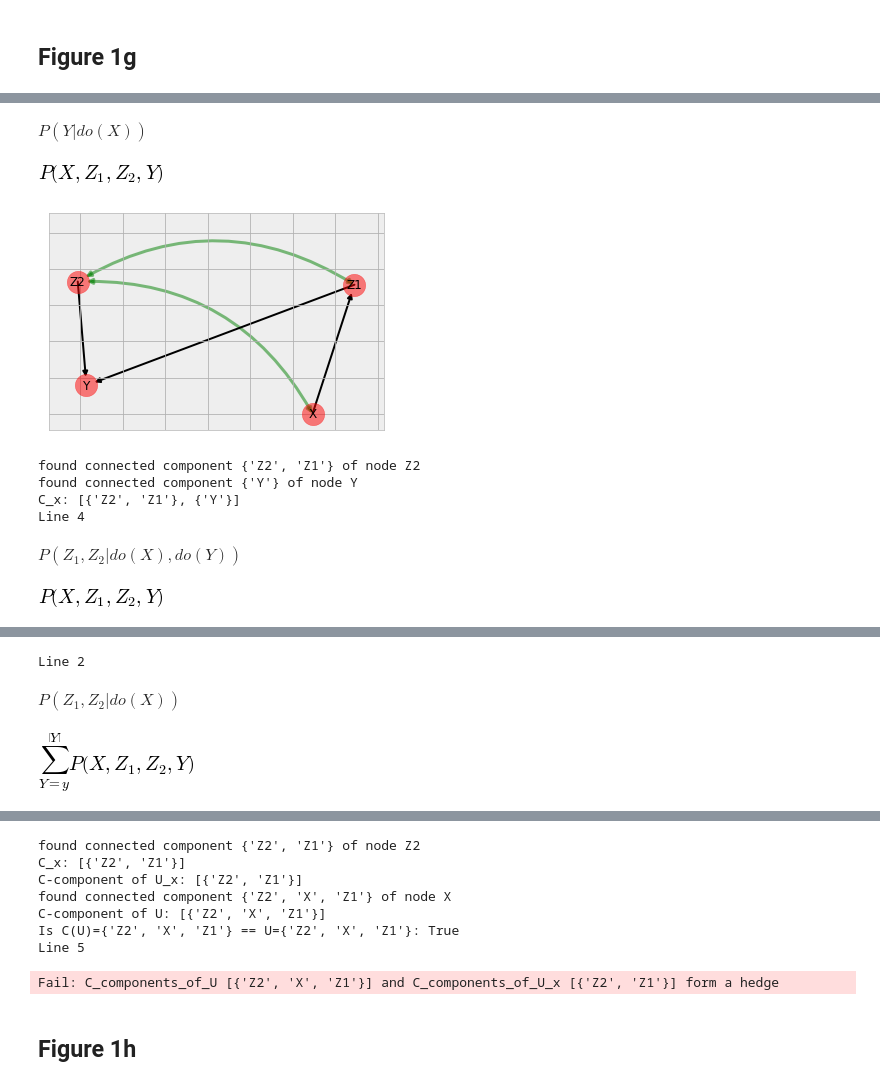
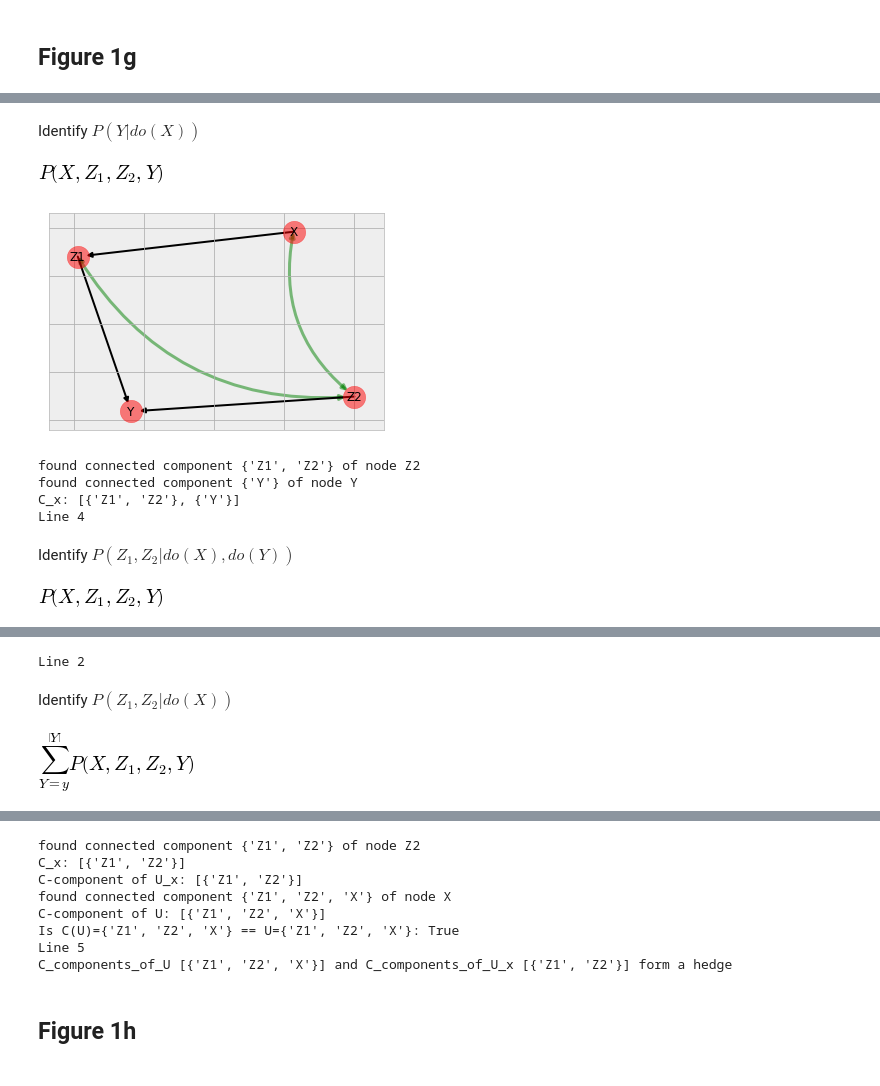
Before and after one commit to COVID-19-Causal-Reasoning/Y0, a Jupyter notebook: ID.ipynb, the cells around one changed output, grey strips where cells are left out. Saved outputs shown, nothing was run; the diff lists cells and outputs as text; code cells hidden in the pictures.

```diff
--- a/ID.ipynb
+++ b/ID.ipynb
@@ -124,5 +123,8 @@ x, y = frozenset({'X'}), frozenset({'Y'})
 
 P = joint_probability_distribution( G.nodes )
 
-ID(y, x, P, G, U)
+try:
+    ID(y, x, P, G, U)
+except identify.Fail as f:
+    print(f)
 # %% [output]
@@ -165,6 +167,8 @@ G = figure_1d['G']
 x, y = frozenset({'X'}), frozenset({'Y'})
 
 P = joint_probability_distribution( G.nodes )
-
-ID(y, x, P, G, U)
+try:
+    ID(y, x, P, G, U)
+except identify.Fail as f:
+    print(f)
 # %% [output]
@@ -198,5 +202,8 @@ x, y = frozenset({'X'}), frozenset({'Y'})
 
 P = joint_probability_distribution( G.nodes )
 
-ID(y, x, P, G, U)
+try:
+    ID(y, x, P, G, U)
+except identify.Fail as f:
+    print(f)
 # %% [output]
@@ -234,5 +241,8 @@ x, y = frozenset({'X'}), frozenset({'Y'})
 
 P = joint_probability_distribution( G.nodes )
 
-ID(y, x, P, G, U)
+try:
+    ID(y, x, P, G, U)
+except identify.Fail as f:
+    print(f)
 # %% [output]
@@ -263,18 +273,21 @@ draw_graph(**figure_1g)
 # %%
 U = figure_1g['U']
 G = figure_1g['G']
 x, y = frozenset({'X'}), frozenset({'Y'})
 
 P = joint_probability_distribution( G.nodes )
 
-ID(y, x, P, G, U)
+try:
+    ID(y, x, P, G, U)
+except identify.Fail as f:
+    print(f)
 # %% [output]
-$P(Y | do(X))$
+Identify $P(Y | do(X))$
 [figure]
-[figure, old version]
+[figure, new version]
-found connected component {'Z2', 'Z1'} of node Z2
+found connected component {'Z1', 'Z2'} of node Z2
 found connected component {'Y'} of node Y
-C_x: [{'Z2', 'Z1'}, {'Y'}]
+C_x: [{'Z1', 'Z2'}, {'Y'}]
 Line 4
-$P(Z_{1},Z_{2} | do(X),do(Y))$
+Identify $P(Z_{1},Z_{2} | do(X),do(Y))$
 [figure]
@@ -282,3 +295,3 @@ $P(Z_{1},Z_{2} | do(X),do(Y))$
 Line 2
-$P(Z_{1},Z_{2} | do(X))$
+Identify $P(Z_{1},Z_{2} | do(X))$
 [figure]
@@ -286,11 +299,11 @@ $P(Z_{1},Z_{2} | do(X))$
-found connected component {'Z2', 'Z1'} of node Z2
-C_x: [{'Z2', 'Z1'}]
-C-component of U_x: [{'Z2', 'Z1'}]
-found connected component {'Z2', 'X', 'Z1'} of node X
-C-component of U: [{'Z2', 'X', 'Z1'}]
-Is C(U)={'Z2', 'X', 'Z1'} == U={'Z2', 'X', 'Z1'}: True
+found connected component {'Z1', 'Z2'} of node Z2
+C_x: [{'Z1', 'Z2'}]
+C-component of U_x: [{'Z1', 'Z2'}]
+found connected component {'Z1', 'Z2', 'X'} of node X
+C-component of U: [{'Z1', 'Z2', 'X'}]
+Is C(U)={'Z1', 'Z2', 'X'} == U={'Z1', 'Z2', 'X'}: True
 Line 5
+C_components_of_U [{'Z1', 'Z2', 'X'}] and C_components_of_U_x [{'Z1', 'Z2'}] form a hedge
-Fail: C_components_of_U [{'Z2', 'X', 'Z1'}] and C_components_of_U_x [{'Z2', 'Z1'}] form a hedge
 # %% [markdown]
 ## Figure 1h
 # %%
```
Also changed, not shown: parts of 34 cells of this notebook, 1 other file.
